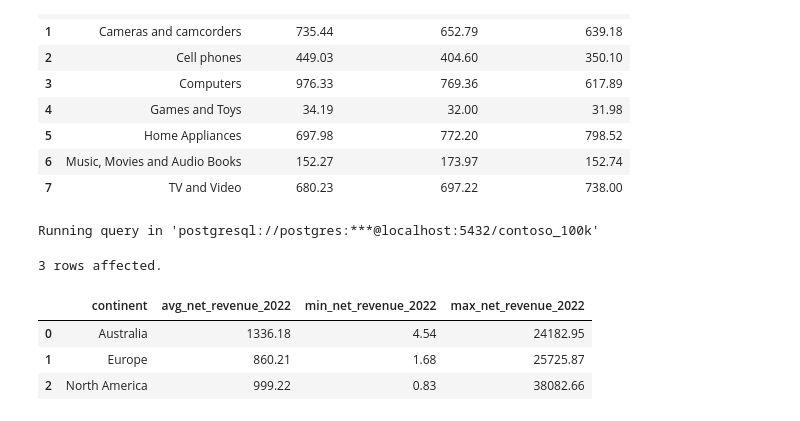
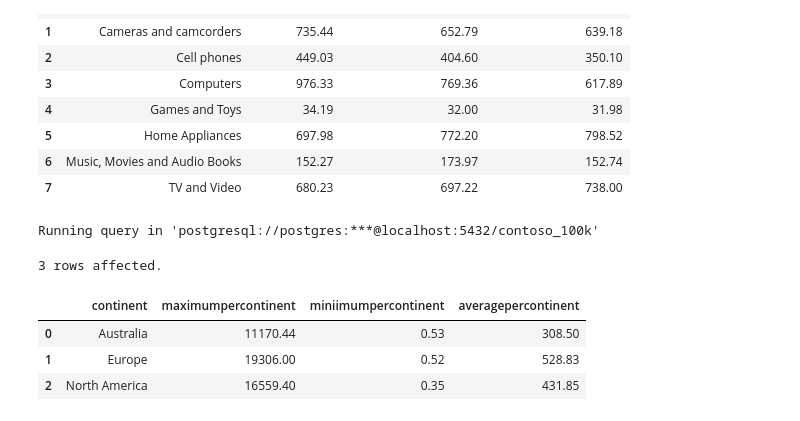
Before and after one commit to ahmadkhanzadeh/AI_Data_Analyzing, a Jupyter notebook: extract_the_name_of_all_tables_and_the_column_name_of_any_table.ipynb, the cells around one changed output. Saved outputs shown, nothing was run; the diff lists cells and outputs as text; code cells hidden in the pictures.

```diff
--- a/extract_the_name_of_all_tables_and_the_column_name_of_any_table.ipynb
+++ b/extract_the_name_of_all_tables_and_the_column_name_of_any_table.ipynb
@@ -277,17 +280,16 @@ Running query in 'postgresql://postgres:***@localhost:5432/contoso_100k'
 # %%
 %%sql
 SELECT cu.continent,
 MAX(sa.quantity*sa.unitcost/sa.exchangerate) AS maximumPerContinent,
 MIN(sa.quantity*sa.unitcost/sa.exchangerate) AS miniimumPerContinent,
 AVG(sa.quantity*sa.unitcost/sa.exchangerate) AS AveragePerContinent
  FROM sales AS sa
 LEFT JOIN customer as cu ON cu.customerkey=sa.customerkey
-WHERE sa.orderdate BETWEEN '2022-01-01' AND '2022-12-31'
 GROUP BY cu.continent
 # %% [output]
 Running query in 'postgresql://postgres:***@localhost:5432/contoso_100k'
 3 rows affected.
-|  | continent | avg_net_revenue_2022 | min_net_revenue_2022 | max_net_revenue_2022 |
-| 0 | Australia | 1336.18 | 4.54 | 24182.95 |
-| 1 | Europe | 860.21 | 1.68 | 25725.87 |
-| 2 | North America | 999.22 | 0.83 | 38082.66 |
+|  | continent | maximumpercontinent | miniimumpercontinent | averagepercontinent |
+| 0 | Australia | 11170.44 | 0.53 | 308.50 |
+| 1 | Europe | 19306.00 | 0.52 | 528.83 |
+| 2 | North America | 16559.40 | 0.35 | 431.85 |
```
Also changed, not shown: parts of 11 cells of this notebook.
